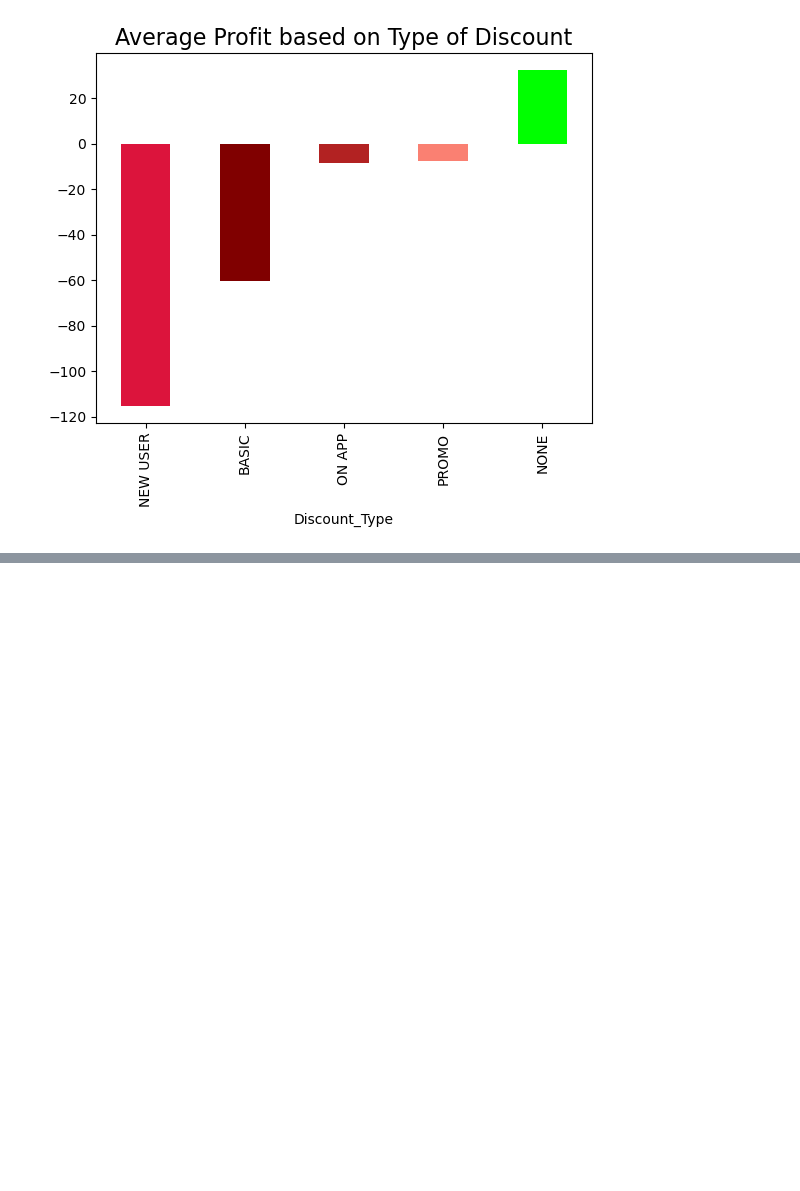
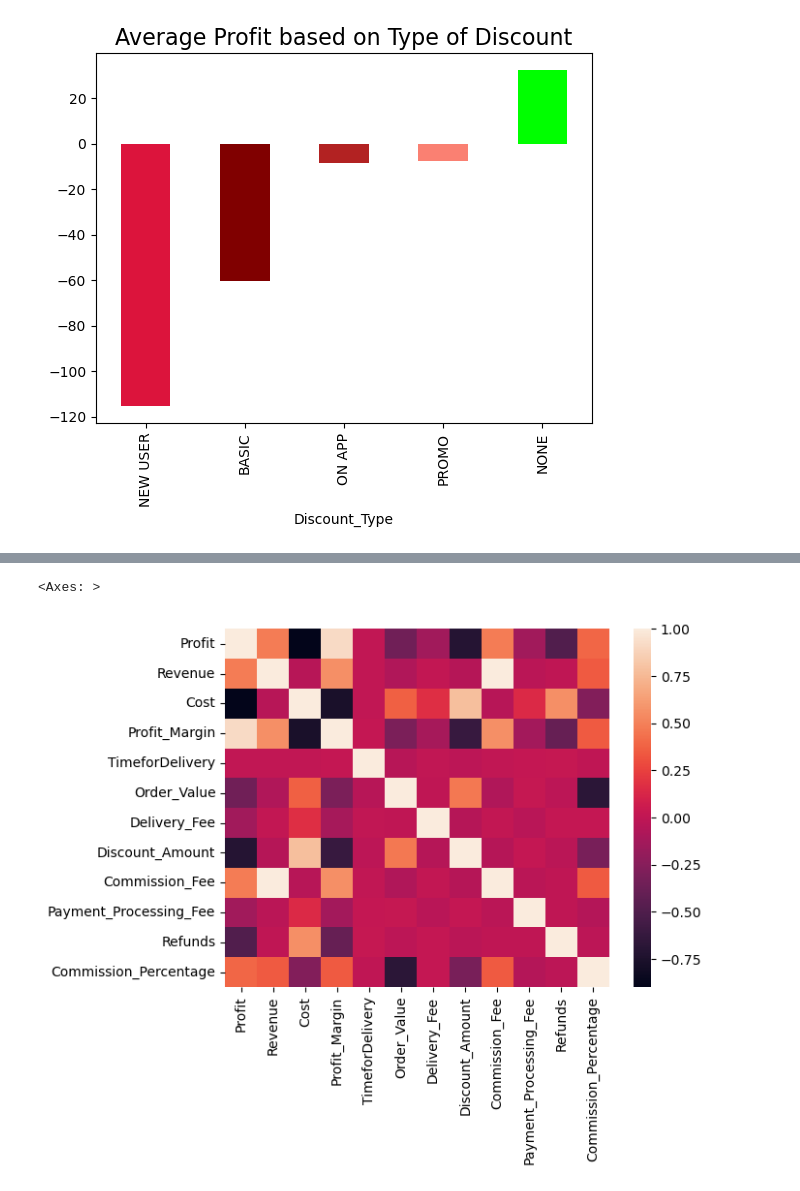
Before and after one commit to sneha1803/profitability_food_delivery, a Jupyter notebook: food_delivery_orders.ipynb, the cells around one changed output, grey strips where cells are left out. Saved outputs shown, nothing was run; the diff lists cells and outputs as text; code cells hidden in the pictures; blank space fills up the shorter version.

```diff
--- a/food_delivery_orders.ipynb
+++ b/food_delivery_orders.ipynb
@@ -77,0 +78,6 @@ sns.pairplot(metricsdf,corner=True)
+# %%
+matrix=metricsdf.corr()
+sns.heatmap(matrix)
+# %% [output]
+<Axes: >
+[figure, added]
```
Also changed, not shown: parts of 1 cell of this notebook.
